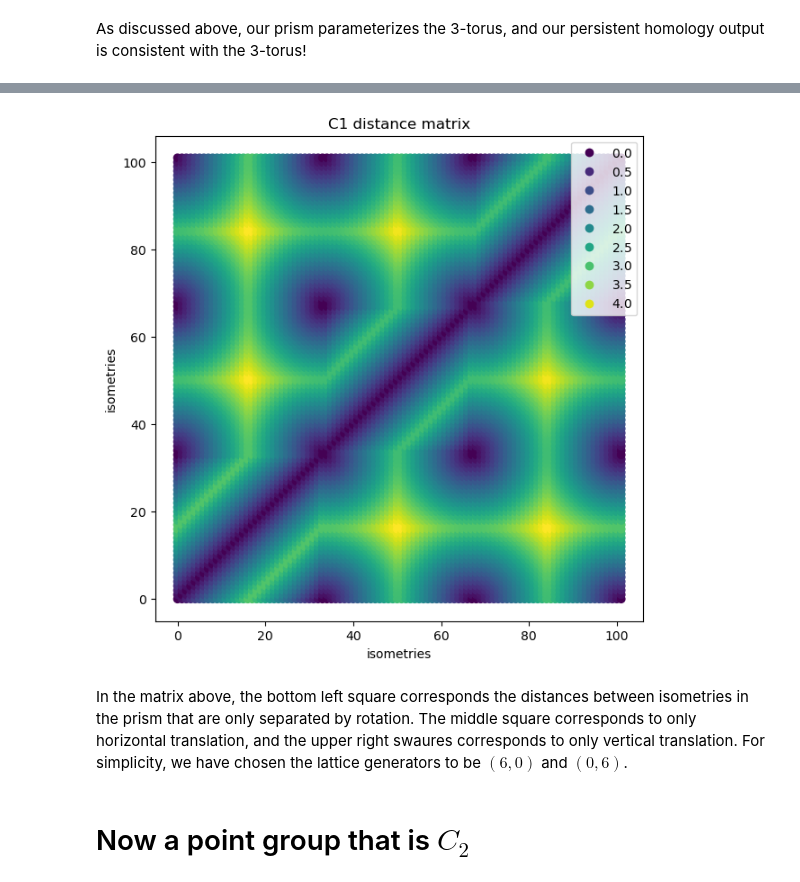
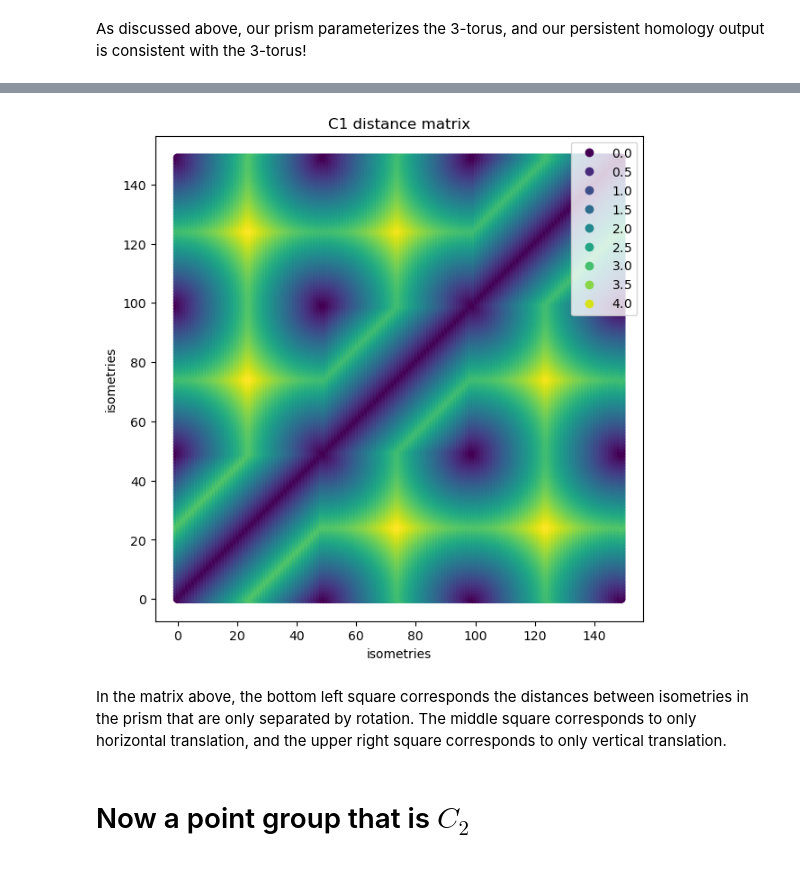
Before and after one commit to kyleormsby/persistent-symmetry, a Jupyter notebook: public/2_phom_E(2)_mod_gamma.ipynb, the cells around one changed output, grey strips where cells are left out. Drawn from its saved outputs; the diff is of its cells as text; code cells hidden in the pictures.

```diff
--- a/public/2_phom_E(2)_mod_gamma.ipynb
+++ b/public/2_phom_E(2)_mod_gamma.ipynb
@@ -254,29 +259,29 @@ As discussed above, our prism parameterizes the 3-torus, and our persistent homo
 # %%
 def generate_C1_isoms_ordered(n_isos, a, b):
 
     j = ceil(n_isos / 3)
     isoms = []
     steps_x = np.linspace(0, a, j)
     steps_y = np.linspace(0, b, j)
     steps_rot = np.linspace(0, 2*pi, j)
 
     for elem in steps_rot:
         isoms.append((0 , 0, elem))
 
     for elem in steps_x:
         isoms.append((elem, 0, 0))
 
     for elem in steps_y:
         isoms.append((0, elem, 0))
 
     return isoms
 
-isos = generate_C1_isoms_ordered(n_isos=100, a=6, b=6)
+isos = generate_C1_isoms_ordered(n_isos=150, a=6, b=6)
 view_distance_matrix1(isos=isos, distance_function = distance_C1, a = (6,0,0), b = (0,6,0), title = "C1 distance matrix")
 # %% [output]
-[figure, old version]
+[figure, new version]
 # %% [markdown]
-In the matrix above, the bottom left square corresponds the distances between isometries in the prism that are only separated by rotation. The middle square corresponds to only horizontal translation, and the upper right swaures corresponds to only vertical translation. For simplicity, we have chosen the lattice generators to be $(6,0)$ and $(0,6)$.
+In the matrix above, the bottom left square corresponds the distances between isometries in the prism that are only separated by rotation. The middle square corresponds to only horizontal translation, and the upper right square corresponds to only vertical translation.
 # %% [markdown]
 # Now a point group that is $C_2$
 # %% [markdown]
```
Also changed, not shown: parts of 23 cells of this notebook.
